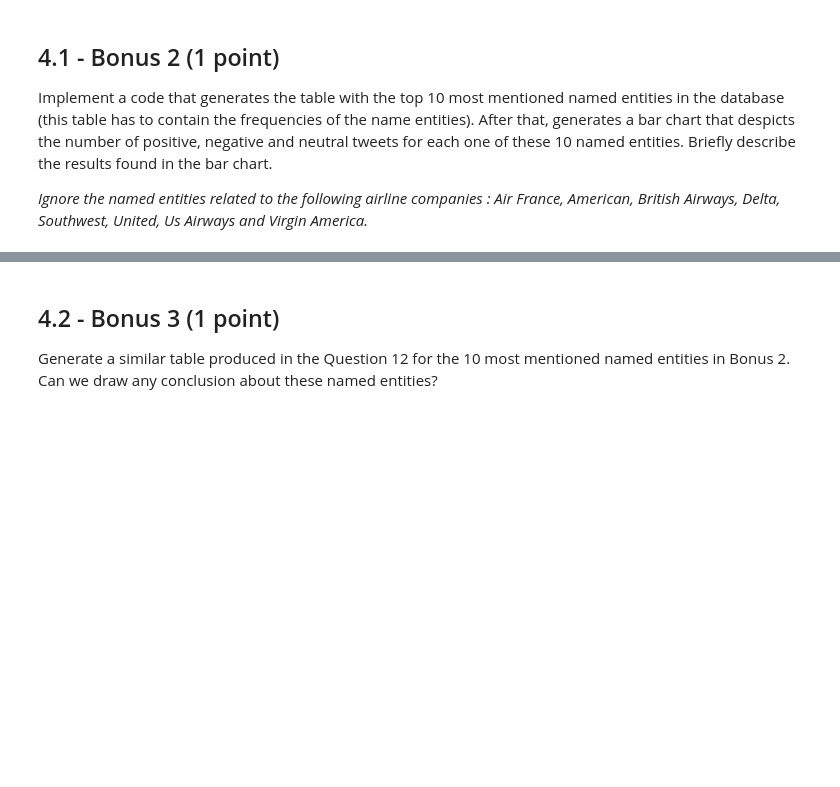
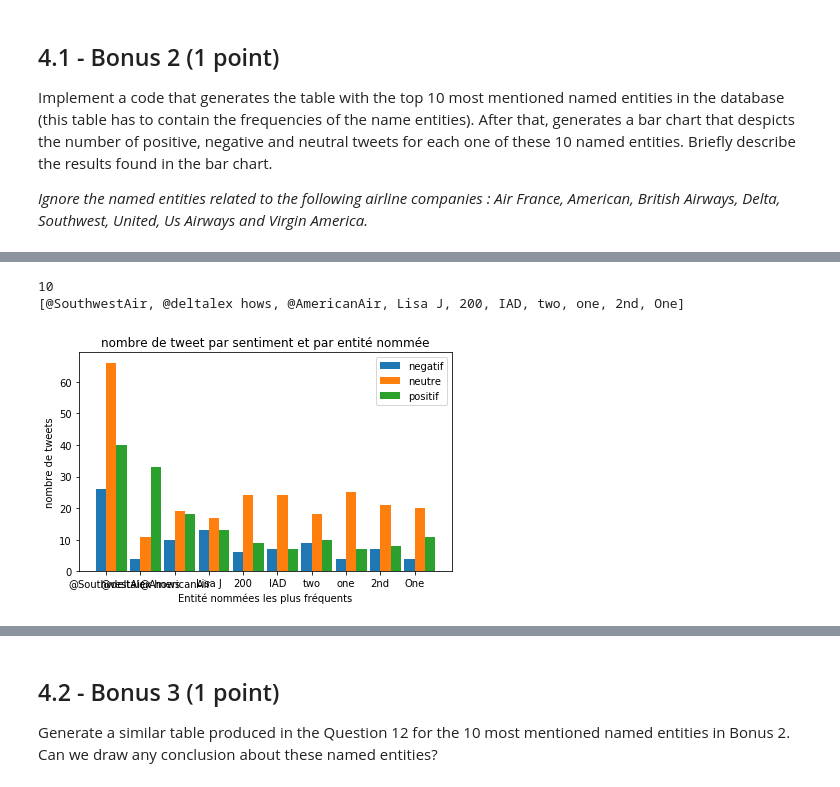
Before and after one commit to gregoiredervaux/INF8111, a Jupyter notebook: TP1/TP1.ipynb, the cells around one changed output, grey strips where cells are left out. Saved outputs shown, nothing was run; the diff lists cells and outputs as text; code cells hidden in the pictures; blank space fills up the shorter version.

```diff
--- a/TP1/TP1.ipynb
+++ b/TP1/TP1.ipynb
@@ -1108,0 +1269,46 @@ Implement a code that generates the table with the top 10 most mentioned named e
+# %%
+neg_neut_pos_by_ner = [[0,0,0],
+                       [0,0,0],
+                       [0,0,0],
+                       [0,0,0],
+                       [0,0,0],
+                       [0,0,0],
+                       [0,0,0],
+                       [0,0,0],
+                       [0,0,0],
+                       [0,0,0]]
+
+for tweet_index in range(len(raw_tweets)) :
+    tweet = raw_tweets[tweet_index]
+    ents = nlp(tweet.lower).ents
+    for frequent_ent in frequent_ner:
+        if frequent_ent in ents:
+            if sentiment_vector[tweet_index] == 0:
+                neg_neut_pos_by_ner[frequent_ner.index(frequent_ent)][0] += 1
+            if sentiment_vector[tweet_index] == 1:
+                neg_neut_pos_by_ner[frequent_ner.index(frequent_ent)][1] += 1
+            if sentiment_vector[tweet_index] == 2:
+                neg_neut_pos_by_ner[frequent_ner.index(frequent_ent)][2] += 1
+# %%
+#On dessine le bar chart
+fig, ax = plt.subplots()
+bar_width = 0.3
+print(len(frequent_ner))
+print(frequent_ner)
+negative = ax.bar(range(len(frequent_ner)), [neg_neut_pos_by_ner[frequent_ner.index(frequent_ent)][0] for frequent_ent in frequent_ner], bar_width, label = "negatif")
+neutral = ax.bar(np.array(range(len(frequent_ner))) + bar_width, [neg_neut_pos_by_ner[frequent_ner.index(frequent_ent)][1] for frequent_ent in frequent_ner], bar_width, label = "neutre")
+positive = ax.bar(np.array(range(len(frequent_ner)))+ bar_width*2 , [neg_neut_pos_by_ner[frequent_ner.index(frequent_ent)][2] for frequent_ent in frequent_ner], bar_width, label = "positif")
+
+ax.set_xlabel('Entité nommées les plus fréquents')
+ax.set_ylabel('nombre de tweets')
+ax.set_title('nombre de tweet par sentiment et par entité nommée')
+ax.set_xticks(np.array(range(len(frequent_ner))) + bar_width / 2)
+ax.set_xticklabels([frequent_ner[i].text for i in range(len(frequent_ner))])
+ax.legend()
+
+fig.tight_layout()
+plt.show()
+# %% [output]
+10
+[@SouthwestAir, @deltalex hows, @AmericanAir, Lisa J, 200, IAD, two, one, 2nd, One]
+[figure, added]
```
Also changed, not shown: parts of 19 cells of this notebook.
